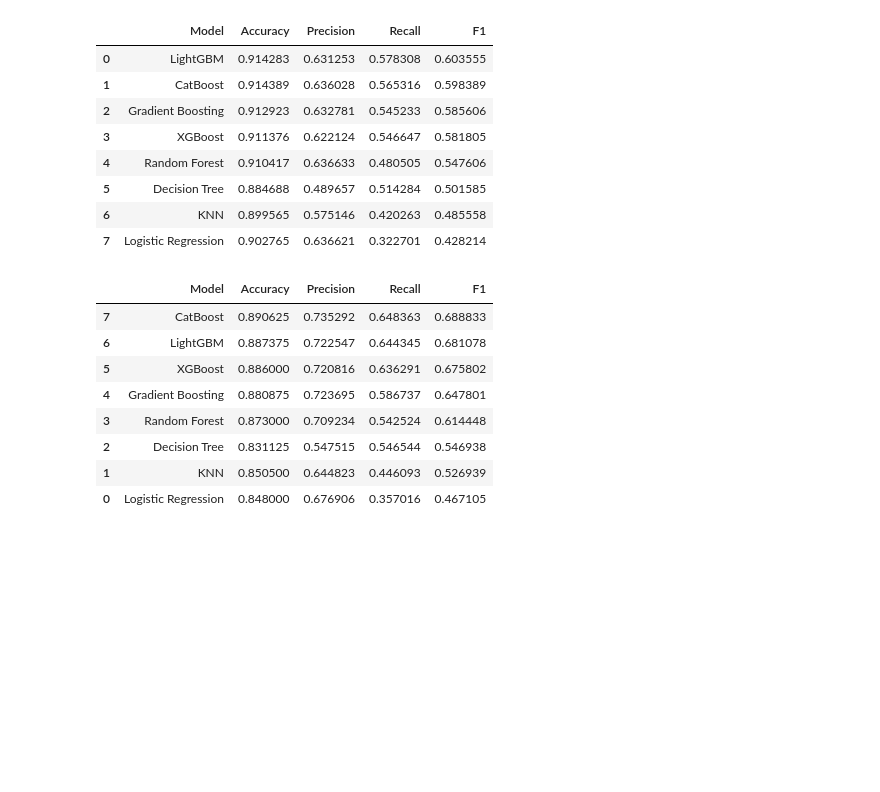
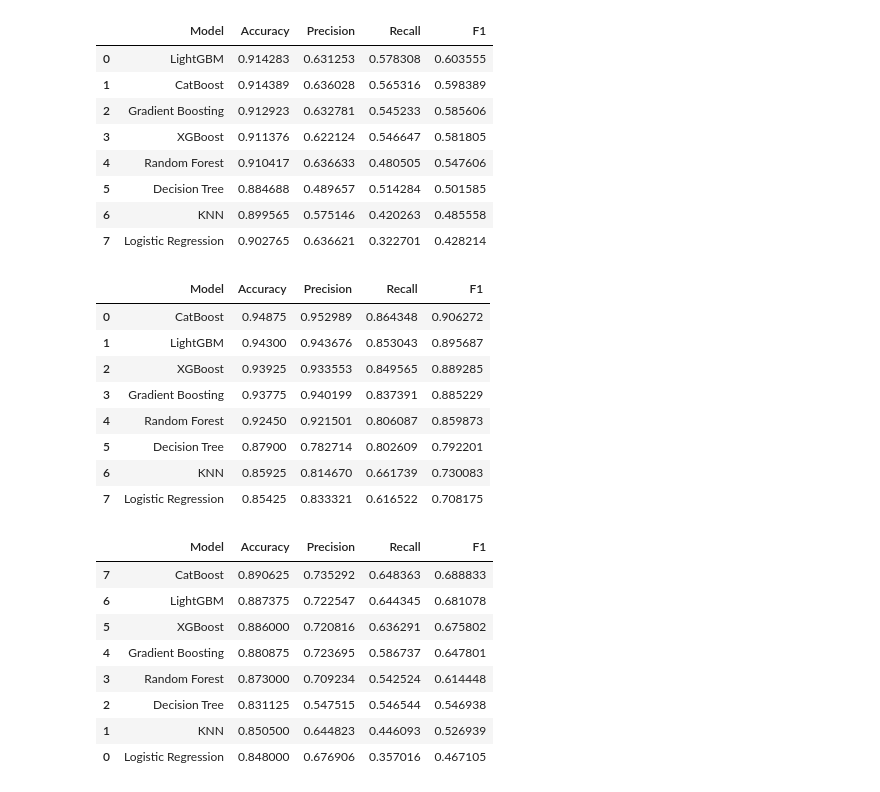
Before and after one commit to ElieTrigano/CRP_VC, a Jupyter notebook: model_v1_cleaned.ipynb, the cells around one changed output. Saved outputs shown, nothing was run; the diff lists cells and outputs as text; code cells hidden in the pictures; blank space fills up the shorter version.

```diff
--- a/model_v1_cleaned.ipynb
+++ b/model_v1_cleaned.ipynb
@@ -49,4 +49,4 @@ from catboost import CatBoostRegressor
 # Preprocessing of the data
 # %%
 # load and import the data
-df_model = pd.read_csv('df_model_v5.csv')
+df_model = pd.read_csv('df_model_v6.csv')
@@ -378,11 +348,11 @@ corr_plot(df)
 # %%
 # keep only 10000 rows to have a subset of the data
 
-df_sample = df.sample(n=10000, random_state=42)
+df_sample = df.sample(n=5000, random_state=42)
 # %%
-X = df.drop(['REPEATER', 'CLTV'], axis=1)
-y_REPEATER = df['REPEATER']
-y_CLTV = df['CLTV']
+X = df_sample.drop(['REPEATER', 'CLTV'], axis=1)
+y_REPEATER = df_sample['REPEATER']
+y_CLTV = df_sample['CLTV']
 
 # keeping colnames for later use
 
@@ -479,18 +449,21 @@ def classification_model_testing(df, X_train, X_test, y_train, y_test):
 
     models = {'Logistic Regression': LogisticRegression(), 'KNN': KNeighborsClassifier(), #'SVM': SVC(),
               'Decision Tree': DecisionTreeClassifier(), 'Random Forest': RandomForestClassifier( n_jobs=-1),
-              'Gradient Boosting': GradientBoostingClassifier(), 'XGBoost': XGBClassifier(verbosity=0, n_jobs=-1, tree_method='gpu_hist', gpu_id=0, random_state=42, objective='binary:logistic'),
-                'LightGBM': LGBMClassifier(boosting_type='gbdt', objective='binary', n_jobs=-1, random_state=42),
-                'CatBoost': CatBoostClassifier(verbose=0, random_state=42, task_type='GPU')}
+              'Gradient Boosting': GradientBoostingClassifier(),
+              'XGBoost': XGBClassifier(verbosity=0, n_jobs=-1, tree_method='gpu_hist', gpu_id=0, random_state=42, objective='binary:logistic'),
+              'LightGBM': LGBMClassifier(boosting_type='gbdt', objective='binary', n_jobs=-1, random_state=42),
+              'CatBoost': CatBoostClassifier(verbose=0, random_state=42, task_type='GPU')}
 
     df_classification_result = pd.DataFrame(columns=['Model', 'Accuracy', 'Precision', 'Recall', 'F1'])
 
     for name, model in models.items():
         start = time.time()
 
+        cv = StratifiedKFold(n_splits=5, shuffle=True, random_state=42)
+
         # Perform 5-fold cross validation
 
-        cv = cross_validate(model, X_train, y_train, cv=5, scoring=['accuracy', 'precision', 'recall', 'f1'], return_train_score=True)
+        cv = cross_validate(model, X_train, y_train, cv=cv, scoring=['accuracy', 'precision', 'recall', 'f1'], return_train_score=True)
 
         # Get the mean of the scores
 
@@ -547,6 +520,18 @@ df_classification_result # with whole dataset with correct dataset if NB_PURCHAS
 | 5 | Decision Tree | 0.884688 | 0.489657 | 0.514284 | 0.501585 |
 | 6 | KNN | 0.899565 | 0.575146 | 0.420263 | 0.485558 |
 | 7 | Logistic Regression | 0.902765 | 0.636621 | 0.322701 | 0.428214 |
+# %%
+df_classification_result # with the subset of 10k rows with subset
+# %% [output]
+|  | Model | Accuracy | Precision | Recall | F1 |
+| 0 | CatBoost | 0.94875 | 0.952989 | 0.864348 | 0.906272 |
+| 1 | LightGBM | 0.94300 | 0.943676 | 0.853043 | 0.895687 |
+| 2 | XGBoost | 0.93925 | 0.933553 | 0.849565 | 0.889285 |
+| 3 | Gradient Boosting | 0.93775 | 0.940199 | 0.837391 | 0.885229 |
+| 4 | Random Forest | 0.92450 | 0.921501 | 0.806087 | 0.859873 |
+| 5 | Decision Tree | 0.87900 | 0.782714 | 0.802609 | 0.792201 |
+| 6 | KNN | 0.85925 | 0.814670 | 0.661739 | 0.730083 |
+| 7 | Logistic Regression | 0.85425 | 0.833321 | 0.616522 | 0.708175 |
 # %%
 df_classification_result # with the subset of 10k rows with correct dataset
 # %% [output]
```
Also changed, not shown: parts of 2 cells of this notebook, 4 other files.
